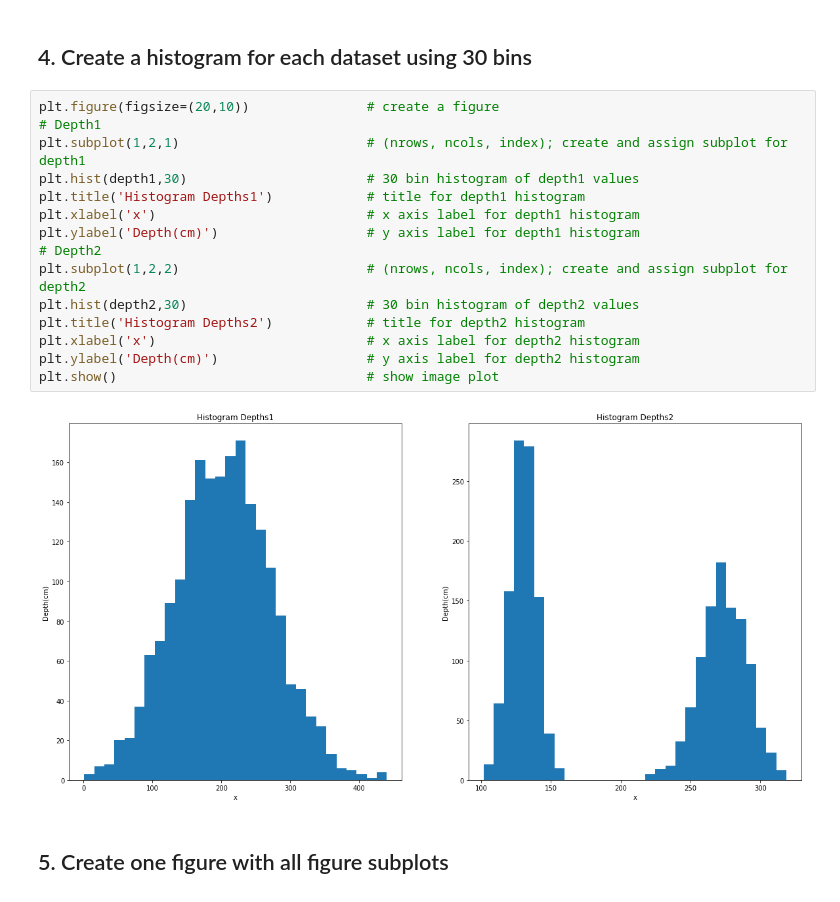
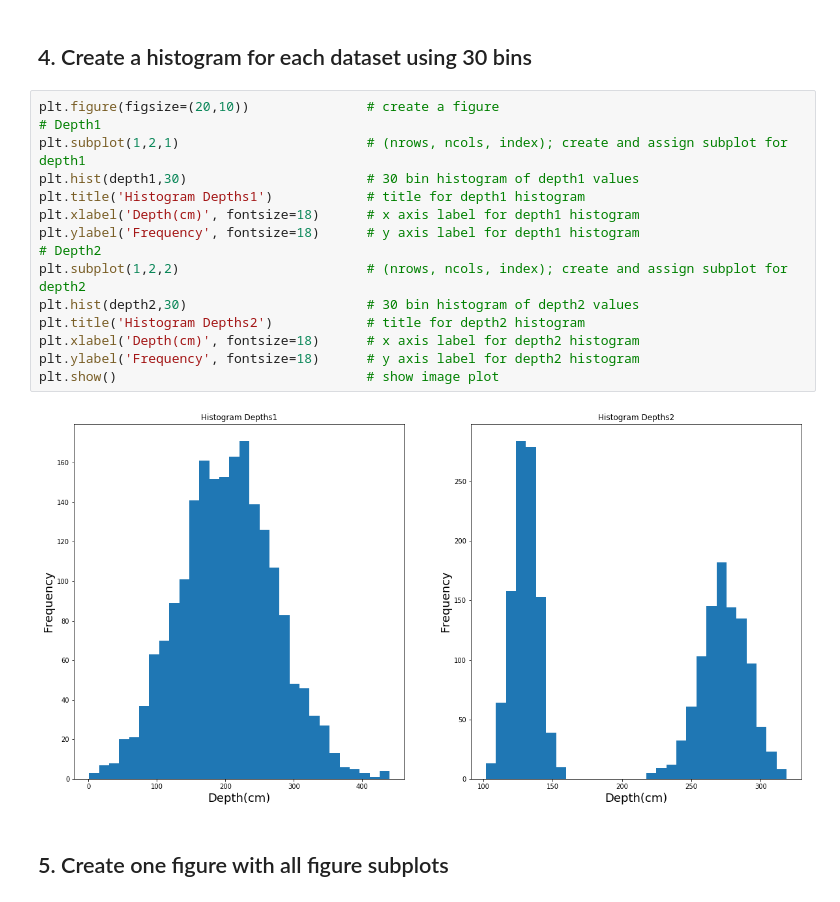
Before and after one commit to curtiscrandall/GEOS_522, a Jupyter notebook: GEOS522_HW1.ipynb, the cells around one changed output. Saved outputs shown, nothing was run; the diff lists cells and outputs as text.

```diff
--- a/GEOS522_HW1.ipynb
+++ b/GEOS522_HW1.ipynb
@@ -143,20 +147,20 @@ plt.show()                                # show image plot
 # %%
 plt.figure(figsize=(20,10))               # create a figure
 # Depth1
 plt.subplot(1,2,1)                        # (nrows, ncols, index); create and assign subplot for depth1
 plt.hist(depth1,30)                       # 30 bin histogram of depth1 values
 plt.title('Histogram Depths1')            # title for depth1 histogram
-plt.xlabel('x')                           # x axis label for depth1 histogram
-plt.ylabel('Depth(cm)')                   # y axis label for depth1 histogram
+plt.xlabel('Depth(cm)', fontsize=18)      # x axis label for depth1 histogram
+plt.ylabel('Frequency', fontsize=18)      # y axis label for depth1 histogram
 # Depth2
 plt.subplot(1,2,2)                        # (nrows, ncols, index); create and assign subplot for depth2
 plt.hist(depth2,30)                       # 30 bin histogram of depth2 values
 plt.title('Histogram Depths2')            # title for depth2 histogram
-plt.xlabel('x')                           # x axis label for depth2 histogram
-plt.ylabel('Depth(cm)')                   # y axis label for depth2 histogram
+plt.xlabel('Depth(cm)', fontsize=18)      # x axis label for depth2 histogram
+plt.ylabel('Frequency', fontsize=18)      # y axis label for depth2 histogram
 plt.show()                                # show image plot
 # %% [output]
-[figure, old version]
+[figure, new version]
 # %% [markdown]
 ## 5. Create one figure with all figure subplots
 # %%
```
Also changed, not shown: parts of 12 cells of this notebook.
